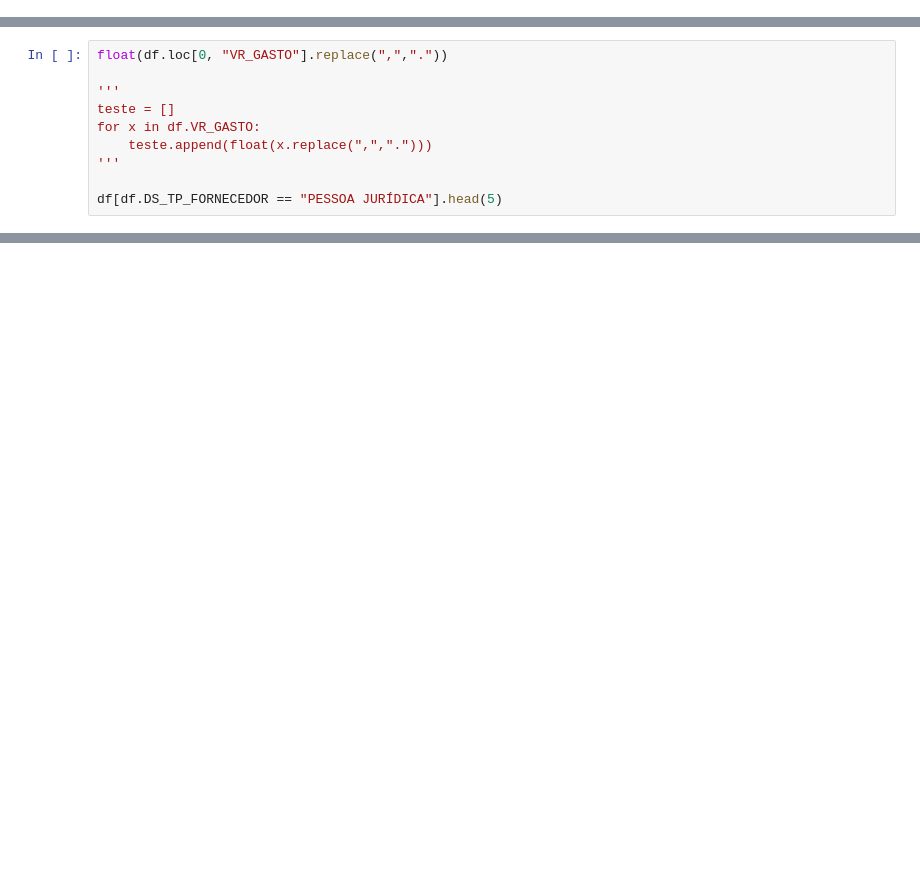
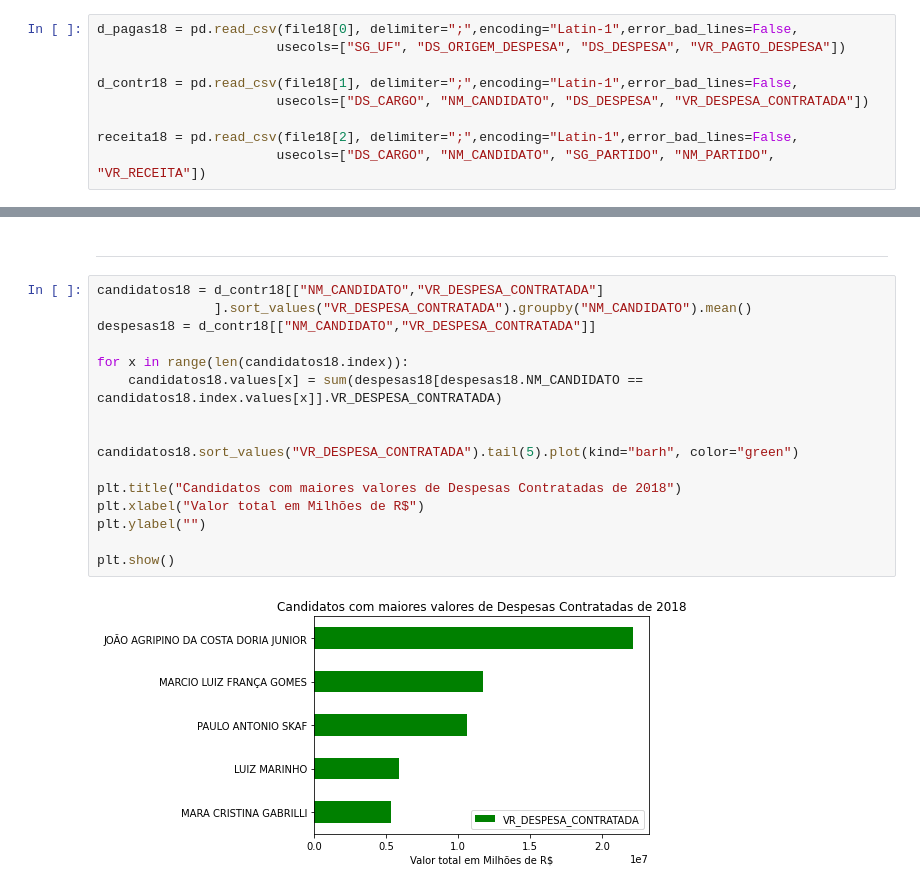
Before and after one commit to Leo0256/Despesas_dos_Candidatos, a Jupyter notebook: Despesas e Receita Eleitoral - SP.ipynb, the cells around one changed output, grey strips where cells are left out. Saved outputs shown, nothing was run; the diff lists cells and outputs as text; blank space fills up the shorter version.

```diff
--- a/Despesas e Receita Eleitoral - SP.ipynb
+++ b/Despesas e Receita Eleitoral - SP.ipynb
@@ -3,0 +31,9 @@
+# %%
+d_pagas18 = pd.read_csv(file18[0], delimiter=";",encoding="Latin-1",error_bad_lines=False,
+                       usecols=["SG_UF", "DS_ORIGEM_DESPESA", "DS_DESPESA", "VR_PAGTO_DESPESA"])
+
+d_contr18 = pd.read_csv(file18[1], delimiter=";",encoding="Latin-1",error_bad_lines=False,
+                       usecols=["DS_CARGO", "NM_CANDIDATO", "DS_DESPESA", "VR_DESPESA_CONTRATADA"])
+
+receita18 = pd.read_csv(file18[2], delimiter=";",encoding="Latin-1",error_bad_lines=False,
+                       usecols=["DS_CARGO", "NM_CANDIDATO", "SG_PARTIDO", "NM_PARTIDO", "VR_RECEITA"])
@@ -55,10 +88,0 @@ df.sample(5)
-# %%
-float(df.loc[0, "VR_GASTO"].replace(",","."))
-
-'''
-teste = []
-for x in df.VR_GASTO:
-    teste.append(float(x.replace(",",".")))
-'''
-
-df[df.DS_TP_FORNECEDOR == "PESSOA JURÍDICA"].head(5)
@@ -95,0 +134,20 @@ Name: 0, dtype: object
+# %% [markdown]
+---
+# %%
+candidatos18 = d_contr18[["NM_CANDIDATO","VR_DESPESA_CONTRATADA"]
+               ].sort_values("VR_DESPESA_CONTRATADA").groupby("NM_CANDIDATO").mean()
+despesas18 = d_contr18[["NM_CANDIDATO","VR_DESPESA_CONTRATADA"]]
+
+for x in range(len(candidatos18.index)):
+    candidatos18.values[x] = sum(despesas18[despesas18.NM_CANDIDATO == candidatos18.index.values[x]].VR_DESPESA_CONTRATADA)
+
+
+candidatos18.sort_values("VR_DESPESA_CONTRATADA").tail(5).plot(kind="barh", color="green")
+
+plt.title("Candidatos com maiores valores de Despesas Contratadas de 2018")
+plt.xlabel("Valor total em Milhões de R$")
+plt.ylabel("")
+
+plt.show()
+# %% [output]
+[figure, added]
```
Also changed, not shown: parts of 27 cells of this notebook.
